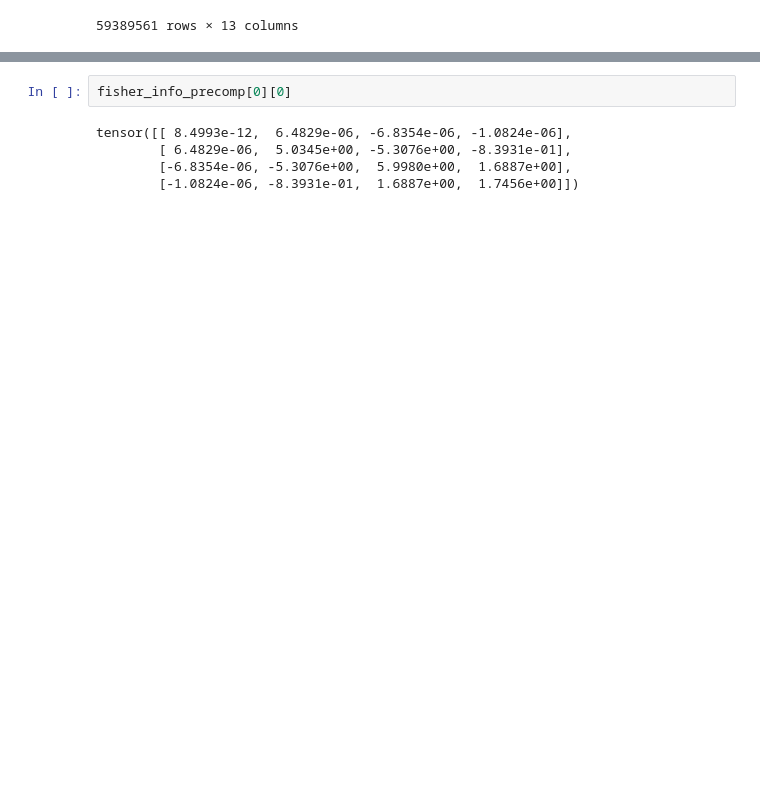
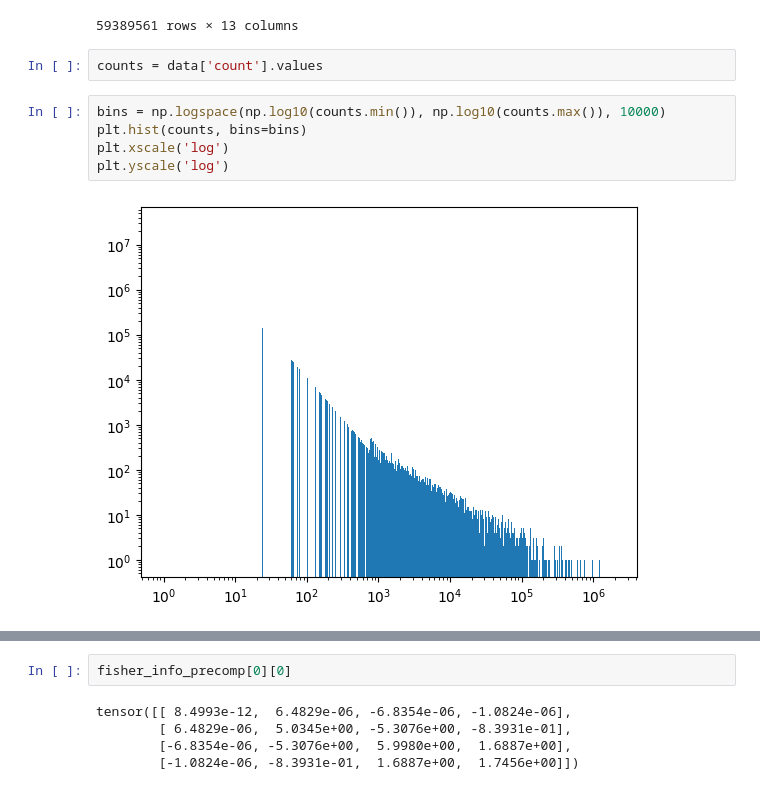
Before and after one commit to kristiantcho/nugget, a Jupyter notebook: nugget/examples/modular_surrogate_notebook.ipynb, the cells around one changed output, grey strips where cells are left out. Drawn from its saved outputs; the diff is of its cells as text; blank space fills up the shorter version.

```diff
--- a/nugget/examples/modular_surrogate_notebook.ipynb
+++ b/nugget/examples/modular_surrogate_notebook.ipynb
@@ -44,3 +44,12 @@ data
 | 59389559 | 999 | 87 | 86 | 1 | 678 | 2 | 3 | -402.614225 | 73.009904 | -674.778908 | ... |
 | 59389560 | 999 | 87 | 86 | 1 | 833 | 4 | 8 | -402.614225 | 73.009904 | -674.778908 | ... |
 59389561 rows × 13 columns
+# %%
+counts = data['count'].values
+# %%
+bins = np.logspace(np.log10(counts.min()), np.log10(counts.max()), 10000)
+plt.hist(counts, bins=bins)
+plt.xscale('log')
+plt.yscale('log')
+# %% [output]
+[figure, added]
```
Also changed, not shown: parts of 11 cells of this notebook, 4 other files.
